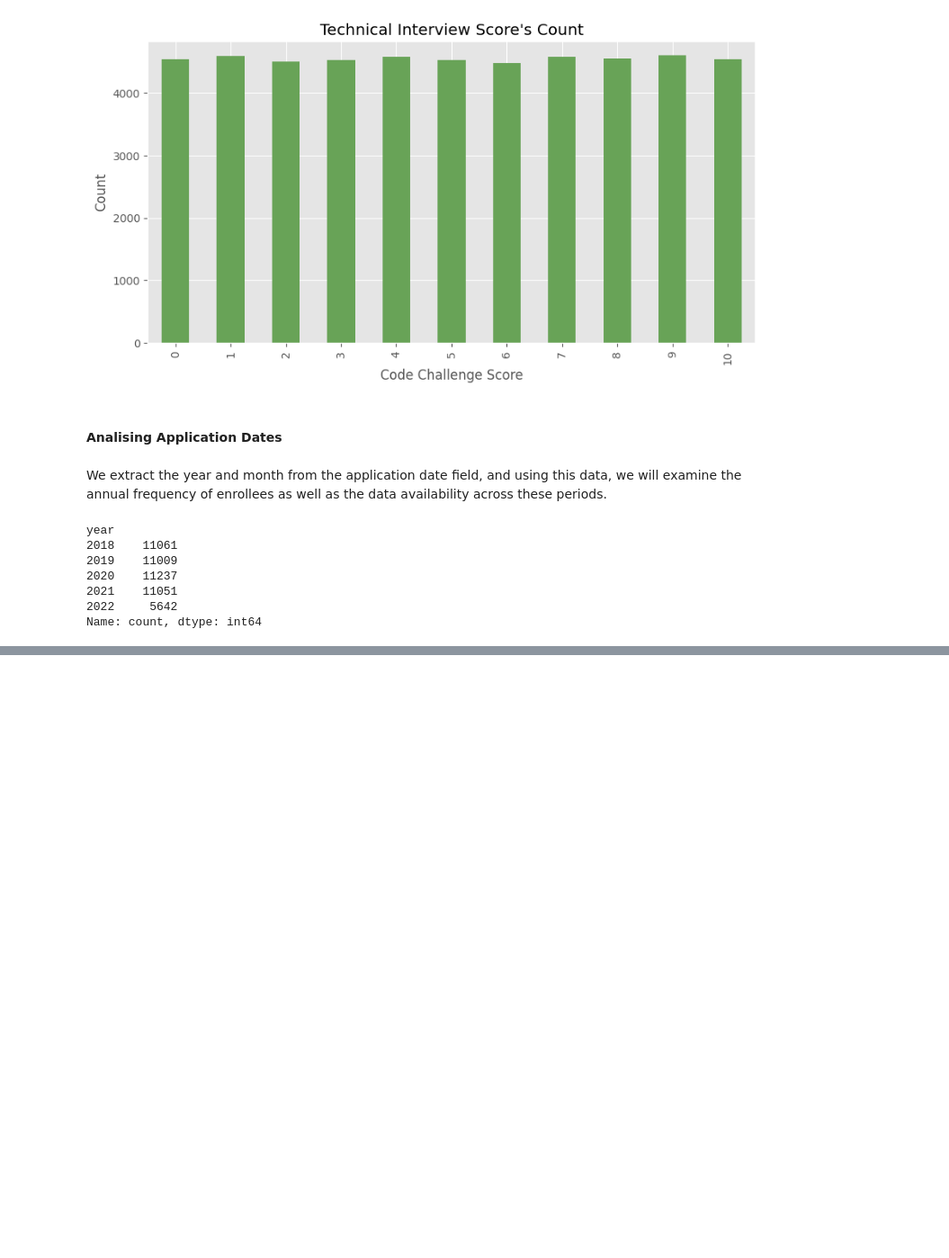
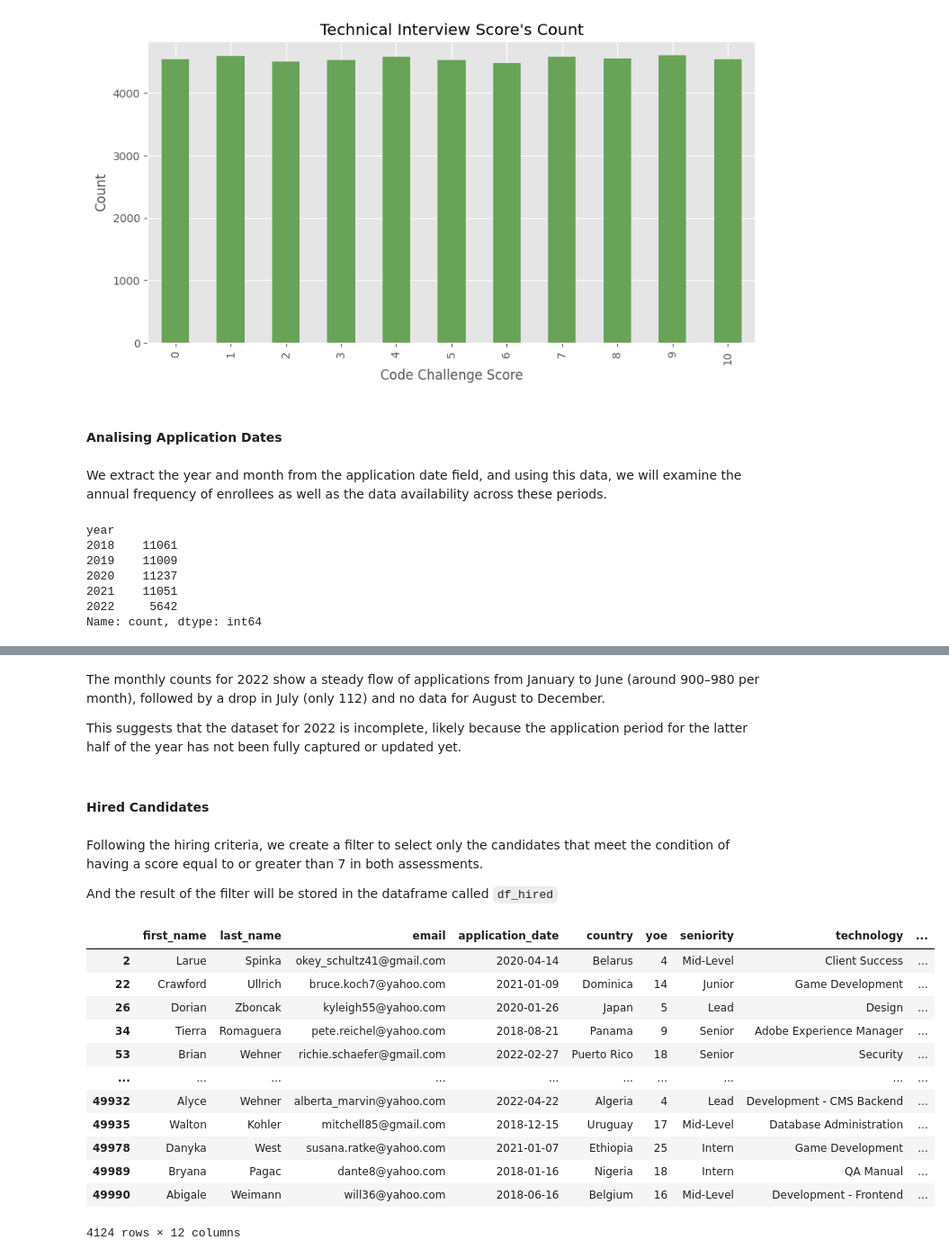
Before and after one commit to SEBASBELMOS/workshop-001, a Jupyter notebook: notebooks/02_EDA-candidates.ipynb, the cells around one changed output, grey strips where cells are left out. Shown: that part at 90% size. Drawn from its saved outputs; the diff is of its cells as text; code cells hidden in the pictures; blank space fills up the shorter version.

```diff
--- a/notebooks/02_EDA-candidates.ipynb
+++ b/notebooks/02_EDA-candidates.ipynb
@@ -305,0 +306,27 @@ dtype: int64
+# %% [markdown]
+The monthly counts for 2022 show a steady flow of applications from January to June (around 900–980 per month), followed by a drop in July (only 112) and no data for August to December.
+
+This suggests that the dataset for 2022 is incomplete, likely because the application period for the latter half of the year has not been fully captured or updated yet.
+# %% [markdown]
+#### **Hired Candidates**
+# %% [markdown]
+Following the hiring criteria, we create a filter to select only the candidates that meet the condition of having a score equal to or greater than 7 in both assessments.
+
+And the result of the filter will be stored in the dataframe called `df_hired`
+# %%
+df_hired = df.query('(code_challenge_score & technical_interview_score) >= 7').copy()
+df_hired
+# %% [output]
+|  | first_name | last_name | email | application_date | country | yoe | seniority | technology | ... |
+| 2 | Larue | Spinka | okey_schultz41@gmail.com | 2020-04-14 | Belarus | 4 | Mid-Level | Client Success | ... |
+| 22 | Crawford | Ullrich | bruce.koch7@yahoo.com | 2021-01-09 | Dominica | 14 | Junior | Game Development | ... |
+| 26 | Dorian | Zboncak | kyleigh55@yahoo.com | 2020-01-26 | Japan | 5 | Lead | Design | ... |
+| 34 | Tierra | Romaguera | pete.reichel@yahoo.com | 2018-08-21 | Panama | 9 | Senior | Adobe Experience Manager | ... |
+| 53 | Brian | Wehner | richie.schaefer@gmail.com | 2022-02-27 | Puerto Rico | 18 | Senior | Security | ... |
+| ... | ... | ... | ... | ... | ... | ... | ... | ... | ... |
+| 49932 | Alyce | Wehner | alberta_marvin@yahoo.com | 2022-04-22 | Algeria | 4 | Lead | Development - CMS Backend | ... |
+| 49935 | Walton | Kohler | mitchell85@gmail.com | 2018-12-15 | Uruguay | 17 | Mid-Level | Database Administration | ... |
+| 49978 | Danyka | West | susana.ratke@yahoo.com | 2021-01-07 | Ethiopia | 25 | Intern | Game Development | ... |
+| 49989 | Bryana | Pagac | dante8@yahoo.com | 2018-01-16 | Nigeria | 18 | Intern | QA Manual | ... |
+| 49990 | Abigale | Weimann | will36@yahoo.com | 2018-06-16 | Belgium | 16 | Mid-Level | Development - Frontend | ... |
+4124 rows × 12 columns
```
Also changed, not shown: parts of 5 cells of this notebook, 1 other file.
